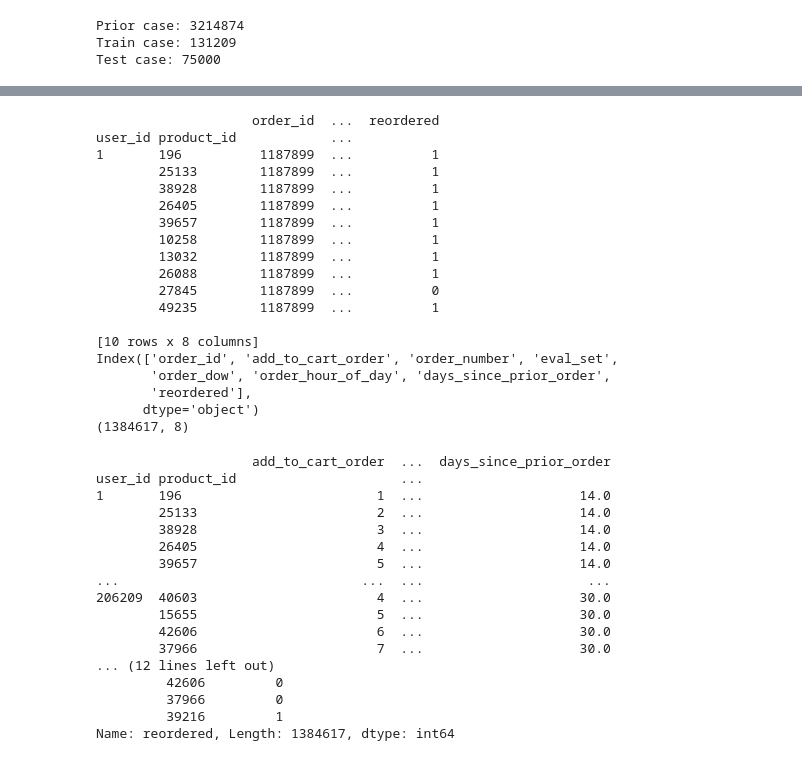
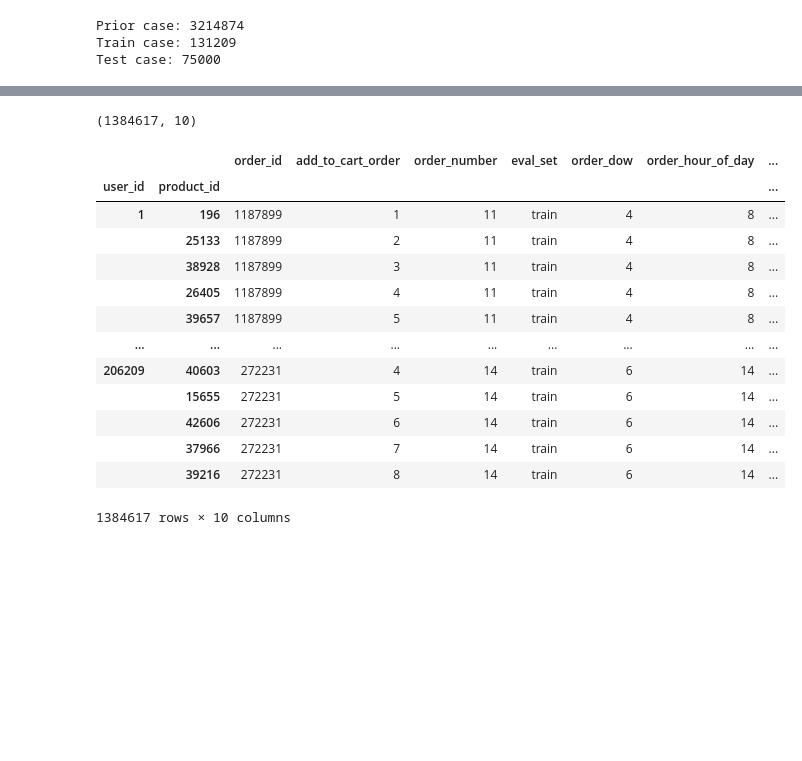
Before and after one commit to Howeng98/DSAI_HW4, a Jupyter notebook: DSAI_HW4.ipynb, the cells around one changed output, grey strips where cells are left out. Saved outputs shown, nothing was run; the diff lists cells and outputs as text; code cells hidden in the pictures; blank space fills up the shorter version.

```diff
--- a/DSAI_HW4.ipynb
+++ b/DSAI_HW4.ipynb
@@ -125,58 +138,30 @@ user_id product_id            ...
 # %%
 train_data = orders_DF.merge(train_order_DF, how='inner', on='order_id')
-train_data = train_data[['user_id','order_id','product_id','add_to_cart_order','order_number','eval_set','order_dow','order_hour_of_day','days_since_prior_order','reordered']]
+train_data = train_data.merge(products_DF, how='left', on='product_id')
+train_data = train_data[['user_id','order_id','product_id','add_to_cart_order','order_number','eval_set','order_dow','order_hour_of_day','days_since_prior_order','aisle_id','department_id','reordered']]
 train_data = train_data.set_index(['user_id','product_id'])
-print(train_data.head(10))
-print(train_data.columns)
-print(train_data.shape)
+# print(train_data.head(10))
+# print(train_data.shape)
+# train_data
 # %% [output]
-                    order_id  ...  reordered
-user_id product_id            ...
-1       196          1187899  ...          1
-        25133        1187899  ...          1
-        38928        1187899  ...          1
-        26405        1187899  ...          1
-        39657        1187899  ...          1
-        10258        1187899  ...          1
-        13032        1187899  ...          1
-        26088        1187899  ...          1
-        27845        1187899  ...          0
-        49235        1187899  ...          1
-
-[10 rows x 8 columns]
-Index(['order_id', 'add_to_cart_order', 'order_number', 'eval_set',
-       'order_dow', 'order_hour_of_day', 'days_since_prior_order',
-       'reordered'],
-      dtype='object')
-(1384617, 8)
+(1384617, 10)
+|  |  | order_id | add_to_cart_order | order_number | eval_set | order_dow | order_hour_of_day | ... |
+| user_id | product_id |  |  |  |  |  |  | ... |
+| 1 | 196 | 1187899 | 1 | 11 | train | 4 | 8 | ... |
+|  | 25133 | 1187899 | 2 | 11 | train | 4 | 8 | ... |
+|  | 38928 | 1187899 | 3 | 11 | train | 4 | 8 | ... |
+|  | 26405 | 1187899 | 4 | 11 | train | 4 | 8 | ... |
+|  | 39657 | 1187899 | 5 | 11 | train | 4 | 8 | ... |
+| ... | ... | ... | ... | ... | ... | ... | ... | ... |
+| 206209 | 40603 | 272231 | 4 | 14 | train | 6 | 14 | ... |
+|  | 15655 | 272231 | 5 | 14 | train | 6 | 14 | ... |
+|  | 42606 | 272231 | 6 | 14 | train | 6 | 14 | ... |
+|  | 37966 | 272231 | 7 | 14 | train | 6 | 14 | ... |
+|  | 39216 | 272231 | 8 | 14 | train | 6 | 14 | ... |
+1384617 rows × 10 columns
 # %%
-# print(train_data.isna().any())
-# print(test_data.isna().any())
-
 train_data = train_data.drop(['eval_set','order_id'], axis=1)
-
-
-X = train_data[['add_to_cart_order','order_number','order_dow','order_hour_of_day','days_since_prior_order']]
+X = train_data[['add_to_cart_order','order_number','order_dow','order_hour_of_day','days_since_prior_order','aisle_id','department_id']]
 Y = train_data['reordered'].astype(np.int)
-print(X)
-print(Y)
-# %% [output]
-                    add_to_cart_order  ...  days_since_prior_order
-user_id product_id                     ...
-1       196                         1  ...                    14.0
-        25133                       2  ...                    14.0
-        38928                       3  ...                    14.0
-        26405                       4  ...                    14.0
-        39657                       5  ...                    14.0
-...                               ...  ...                     ...
-206209  40603                       4  ...                    30.0
-        15655                       5  ...                    30.0
-        42606                       6  ...                    30.0
-        37966                       7  ...                    30.0
-... (12 lines left out)
-         42606         0
-         37966         0
-         39216         1
-Name: reordered, Length: 1384617, dtype: int64
 # %%
 x_train, x_validate, y_train, y_validate = train_test_split(X,Y , test_size = 0.2, random_state=42)
```
Also changed, not shown: parts of 13 cells of this notebook, 8 other files.
